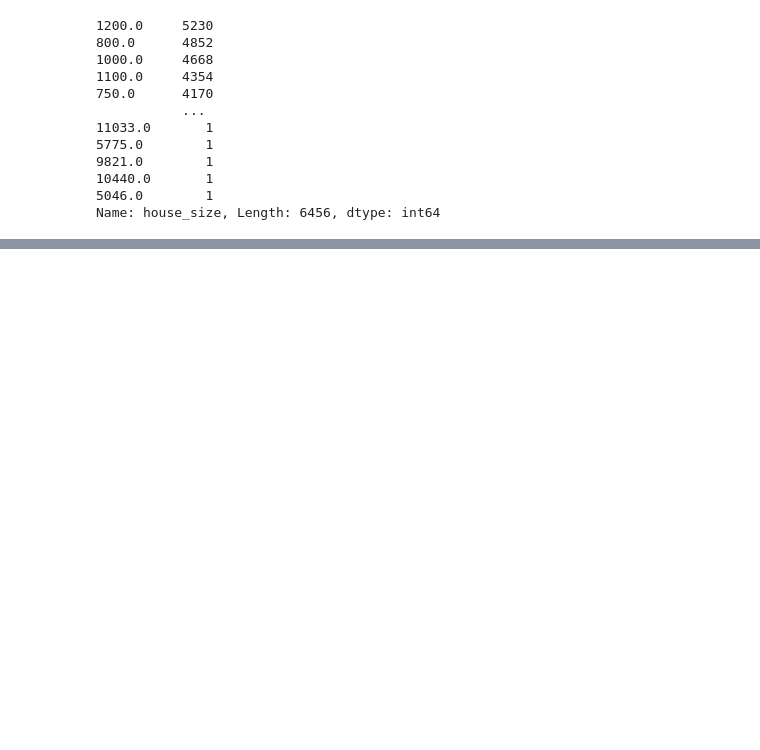
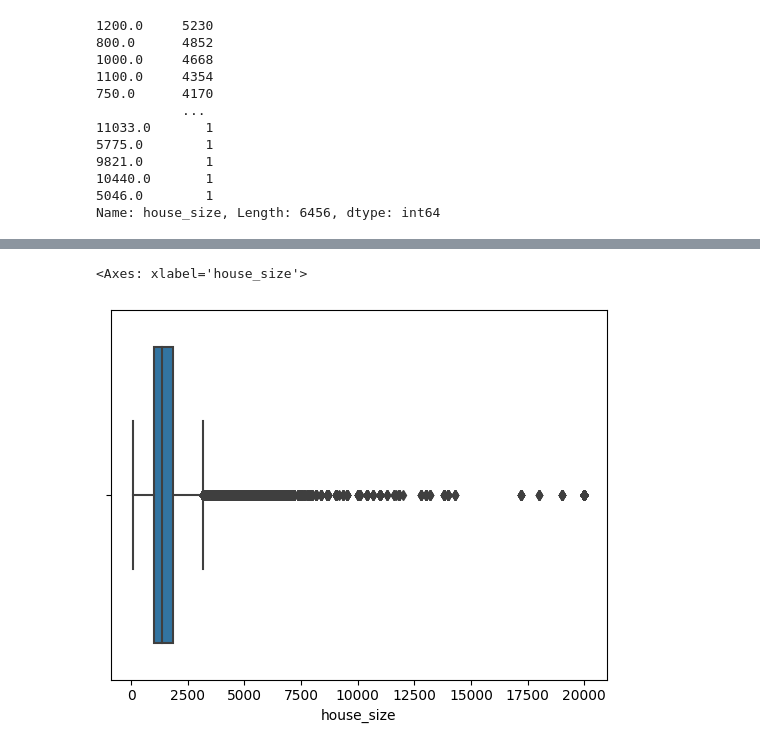
Before and after one commit to zinakhazaee/MachineLearning-SupervisedLearning_Regression, a Jupyter notebook: usa_real_estate.ipynb, the cells around one changed output, grey strips where cells are left out. Cells and saved outputs as stored; diff of their text form; code cells hidden in the pictures; blank space fills up the shorter version.

```diff
--- a/usa_real_estate.ipynb
+++ b/usa_real_estate.ipynb
@@ -123,3 +144,8 @@ sns.histplot(df['price'] , bins= 100 )
+# %%
+sns.boxplot(data = df , x='house_size')
+# %% [output]
+<Axes: xlabel='house_size'>
+[figure, added]
 # %%
 sns.boxplot(data = df , x='bed')
 # %% [output]
```
Also changed, not shown: parts of 83 cells of this notebook.
